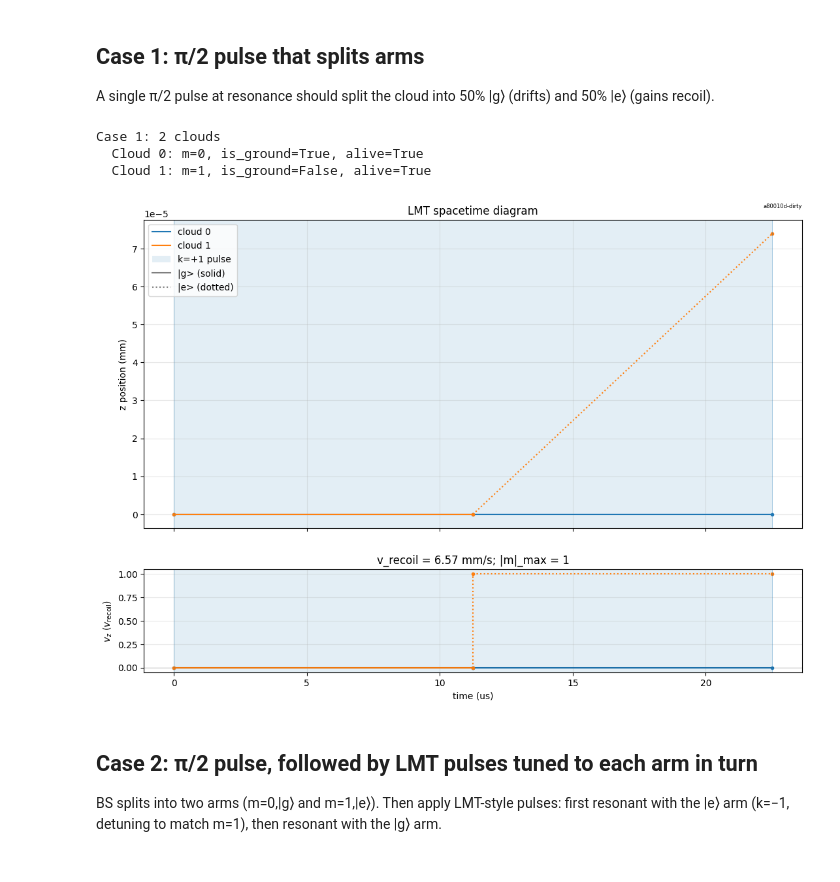
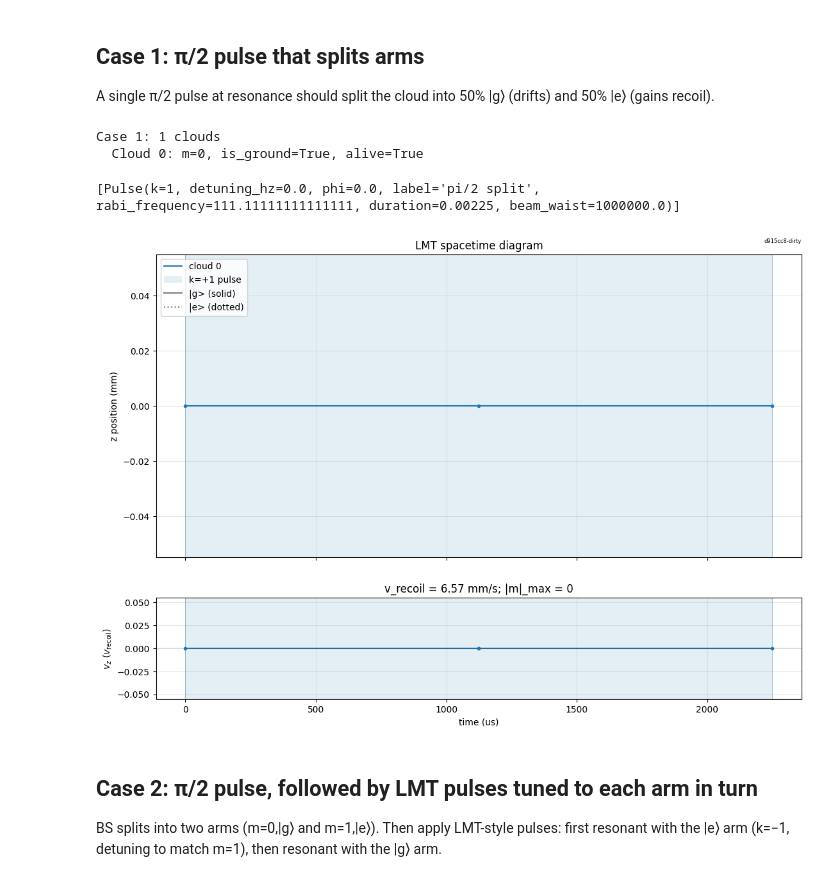
Before and after one commit to charlesbaynham/LMT_sim_scratch, a Jupyter notebook: notebooks/trajectory_inference_tests.ipynb, the cells around one changed output. Cells and saved outputs as stored; diff of their text form; code cells hidden in the pictures.

Commit message:
Plot

```diff
--- a/notebooks/trajectory_inference_tests.ipynb
+++ b/notebooks/trajectory_inference_tests.ipynb
@@ -20,26 +20,28 @@ A single π/2 pulse at resonance should split the cloud into 50% |g⟩ (drifts)
 # %%
 sequence_1 = [
     seq.Pulse(
         k=+1,
         detuning_hz=0.0,  # resonant
         phi=0.0,
         label="pi/2 split",
-        rabi_frequency=sim.RABI_FREQ,
-        duration=sim.T_PI / 2,
+        rabi_frequency=sim.RABI_FREQ / 100,
+        duration=sim.T_PI / 2 * 100,
     ),
 ]
 
 clouds_1, ct_1 = seq.compute_spacetime_trajectory(sequence_1, plot=True)
 print(f"Case 1: {len(clouds_1)} clouds")
 for i, c in enumerate(clouds_1):
     print(f"  Cloud {i}: m={c.m[-1]}, is_ground={c.is_ground[-1]}, alive={c.alive}")
 
 vs.tag_plot(small=True);
+
+sequence_1
 # %% [output]
-Case 1: 2 clouds
+Case 1: 1 clouds
   Cloud 0: m=0, is_ground=True, alive=True
-  Cloud 1: m=1, is_ground=False, alive=True
+[Pulse(k=1, detuning_hz=0.0, phi=0.0, label='pi/2 split', rabi_frequency=111.11111111111111, duration=0.00225, beam_waist=1000000.0)]
-[figure, old version]
+[figure, new version]
 # %% [markdown]
 ## Case 2: π/2 pulse, followed by LMT pulses tuned to each arm in turn
 
```
Also changed, not shown: parts of 1 cell of this notebook, 2 other files.
